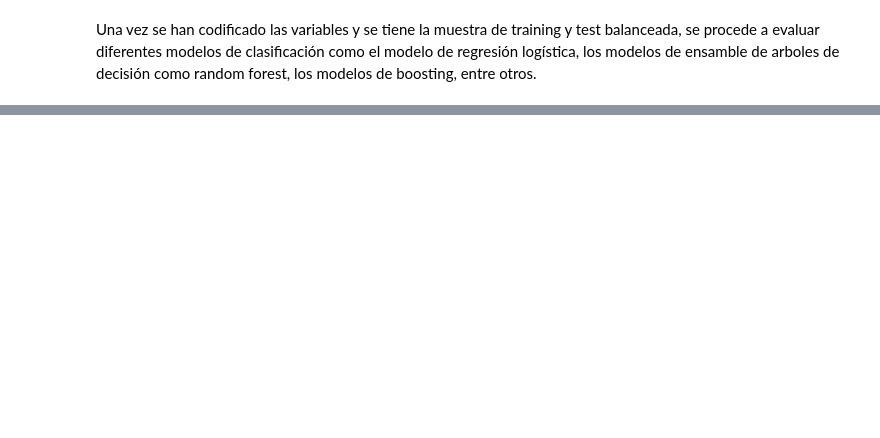
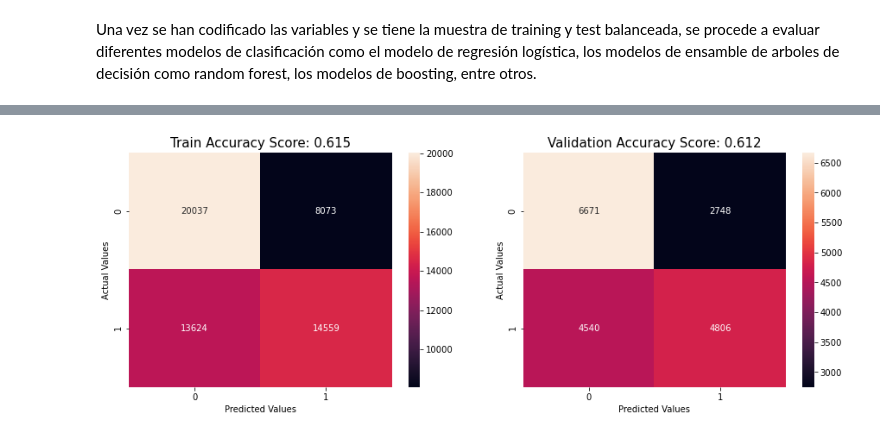
Before and after one commit to diegoguerrero031/ifood_prueba, a Jupyter notebook: Diabetes_130.ipynb, the cells around one changed output, grey strips where cells are left out. Cells and saved outputs as stored; diff of their text form; code cells hidden in the pictures; blank space fills up the shorter version.

```diff
--- a/Diabetes_130.ipynb
+++ b/Diabetes_130.ipynb
@@ -1672,0 +1746,3 @@ Una vez se han codificado las variables y se tiene la muestra de training y test
+# %%
+random_forest_model = RandomForestClassifier(random_state=15, n_jobs=-1, n_estimators=100, max_depth=3)
+random_forest_model.fit(X_train, y_train)
@@ -1672,0 +1777,23 @@ Una vez se han codificado las variables y se tiene la muestra de training y test
+# %%
+# Matriz de confusión
+
+predictions = random_forest_model.predict(X_train)
+train_score = round(accuracy_score(y_train, predictions), 3)
+cm_train = cm(y_train, predictions)
+
+predictions = random_forest_model.predict(X_val)
+val_score = round(accuracy_score(y_val, predictions), 3)
+cm_val = cm(y_val, predictions)
+
+fig, (ax1,ax2) = plt.subplots(nrows=1,ncols=2,figsize=(15,5))
+sns.heatmap(cm_train, annot=True, fmt=".0f",ax=ax1)
+ax1.set_xlabel('Predicted Values')
+ax1.set_ylabel('Actual Values')
+ax1.set_title('Train Accuracy Score: {0}'.format(train_score), size = 15)
+sns.heatmap(cm_val, annot=True, fmt=".0f",ax=ax2)
+ax2.set_xlabel('Predicted Values')
+ax2.set_ylabel('Actual Values')
+ax2.set_title('Validation Accuracy Score: {0}'.format(val_score), size = 15)
+plt.show()
+# %% [output]
+[figure, added]
```
Also changed, not shown: parts of 36 cells of this notebook.
